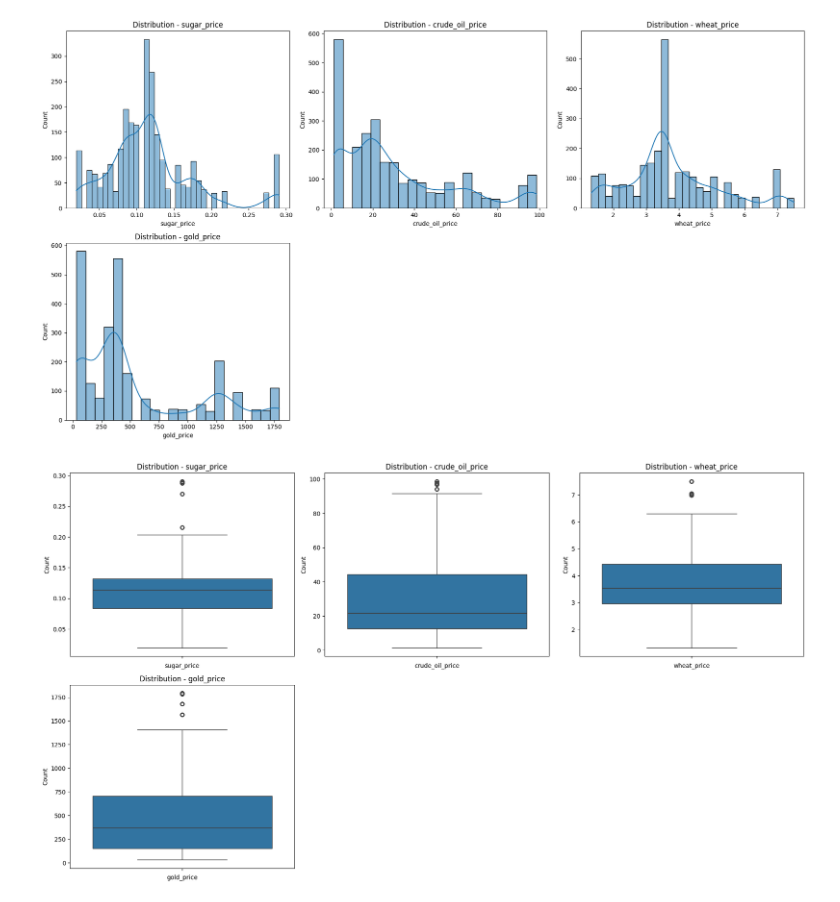
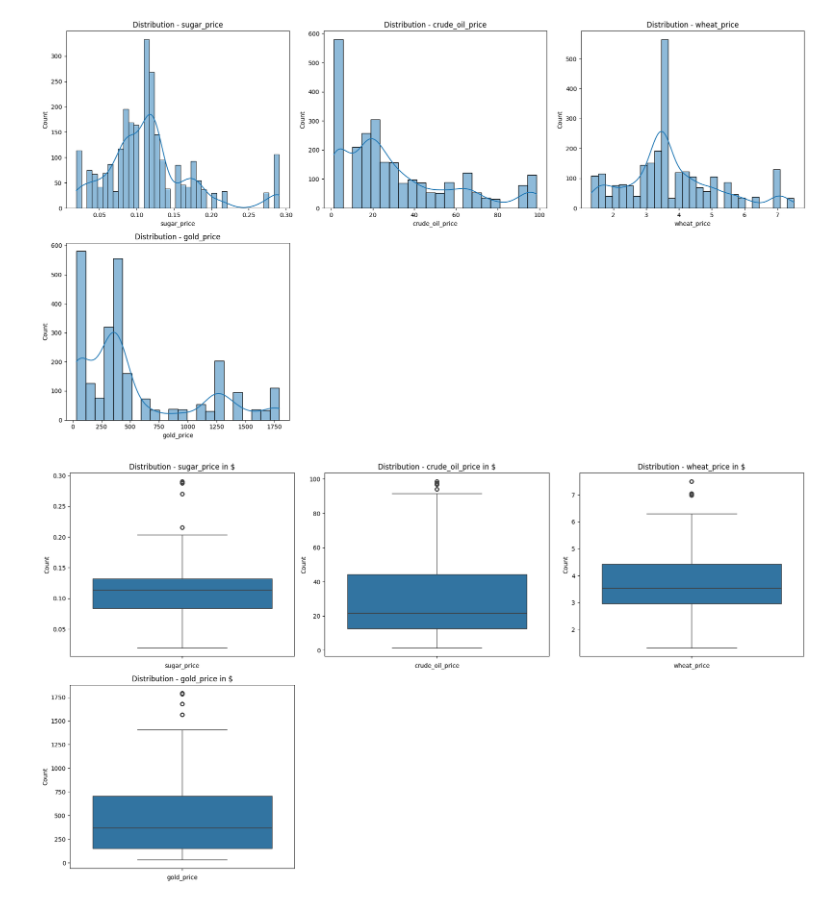
Before and after one commit to Ayan501/war-impact-prediction, a Jupyter notebook: notebook/EDA_and_visualization.ipynb, the cells around one changed output. Drawn from its saved outputs; the diff is of its cells as text; code cells hidden in the pictures.

Commit message:
complete data cleaning

```diff
--- a/notebook/EDA_and_visualization.ipynb
+++ b/notebook/EDA_and_visualization.ipynb
@@ -69,6 +69,3 @@ plt.show()
-# %%
-# Yeh drop karo
-clean_data = clean_data.drop(columns=['silver_price', 'soya_oil_price'])
 # %%
 def plot_distribution(df, columns, figsize=(18, 10)):
 
@@ -104,36 +101,36 @@ plot_distribution(clean_data, [
 # %%
 def plot_distribution(df, columns, figsize=(18, 10)):
 
-    fig, axes = plt.subplots(2, 3, figsize=figsize)  # subplots - s with
+    fig, axes = plt.subplots(2, 3, figsize=figsize)
+
     axes = axes.flatten()
 
-    for i, col in enumerate(columns):  # enumerate - not enormous
-        if df[col].dtype in ['float64', 'int64']:  # sirf numeric columns
+    for i, col in enumerate(columns):  # enumerate
+        if df[col].dtype in ['float64', 'int64']:
             sns.boxplot(df[col], ax=axes[i])
-            axes[i].set_title(f"Distribution - {col}")
+            axes[i].set_title(f"Distribution - {col} in $")
             axes[i].set_xlabel(col)
             axes[i].set_ylabel("Count")
         else:
             axes[i].set_title(f"{col} - Not numeric")
             axes[i].set_visible(False)
 
-    # Extra axes hide karo
     for j in range(len(columns), len(axes)):
         axes[j].set_visible(False)
 
     plt.tight_layout()
     plt.show()
 
-# Sirf numeric columns do - country string hai isliye hatao
+
 plot_distribution(clean_data, [
     'sugar_price',
     'crude_oil_price',
     'wheat_price',
     'gold_price'
 
 ])
 # %% [output]
-[figure, old version]
+[figure, new version]
 # %%
 def plot_scatter(df, x_col, y_col, figsize=(8, 5)):
 
```
Also changed, not shown: parts of 12 cells of this notebook, 15 other files.
